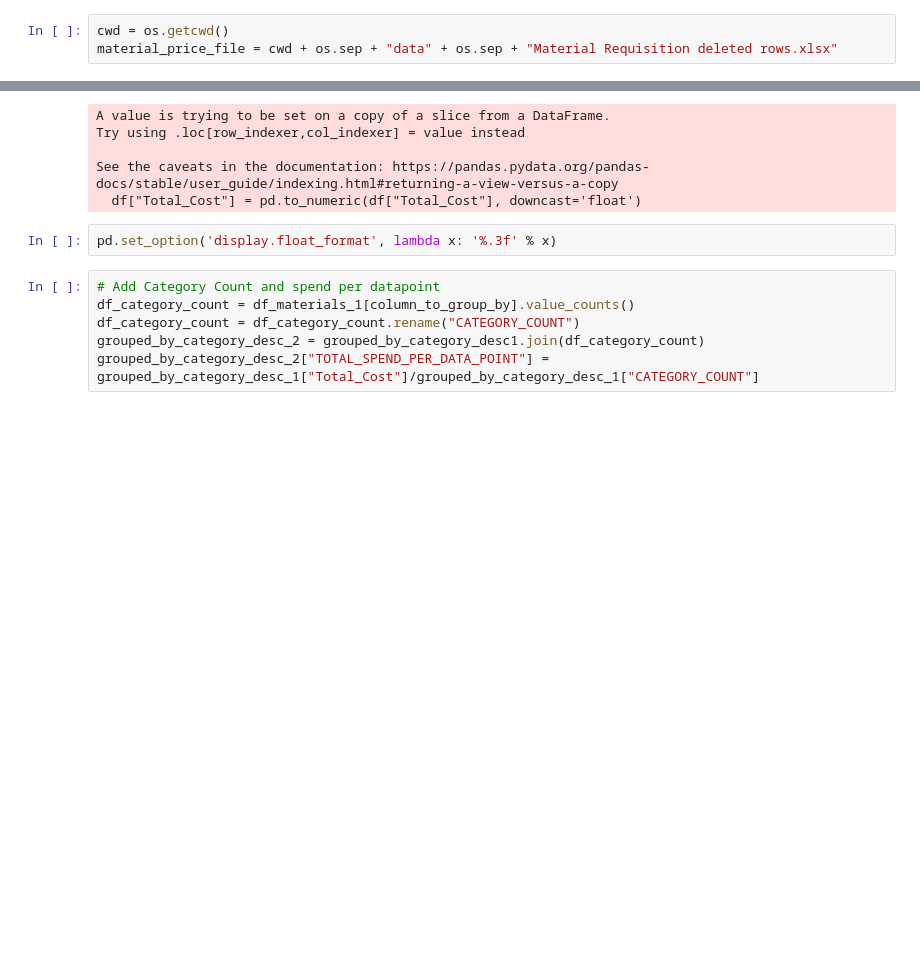
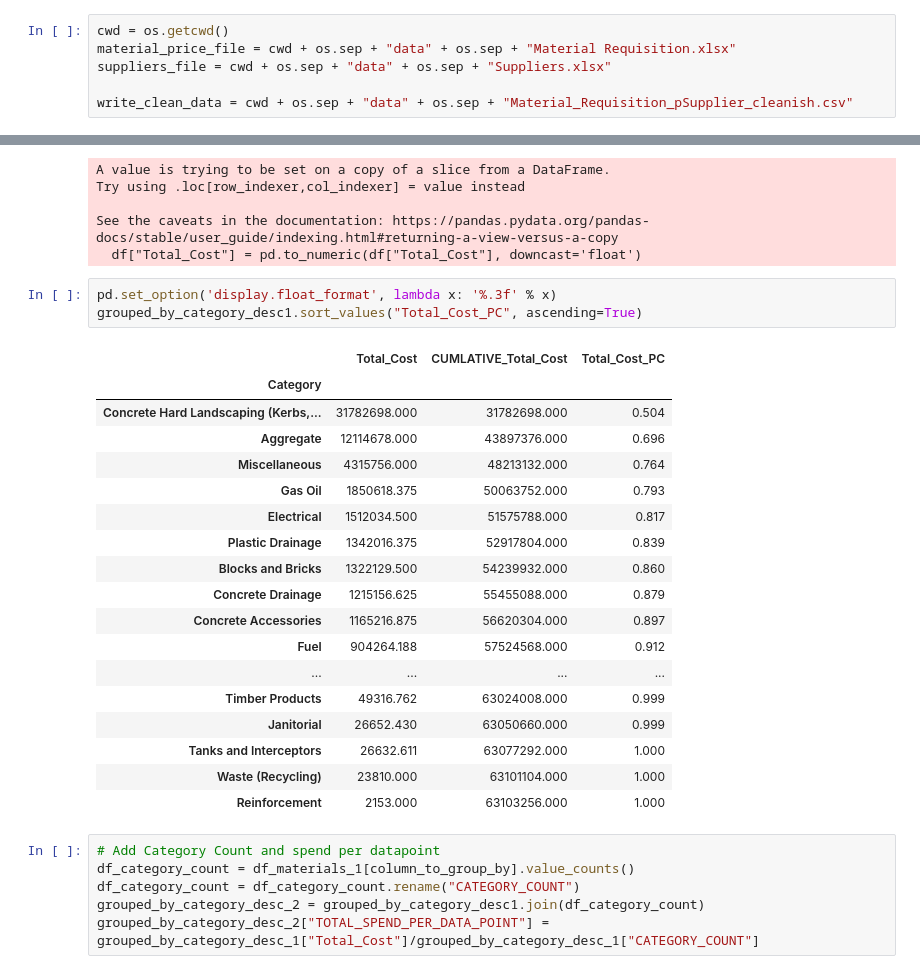
Before and after one commit to alexdy2007/Hack7CommoditiyPrediction, a Jupyter notebook: CostperCategory.ipynb, the cells around one changed output, grey strips where cells are left out. Drawn from its saved outputs; the diff is of its cells as text; blank space fills up the shorter version.

Commit message:
python cleaning

```diff
--- a/CostperCategory.ipynb
+++ b/CostperCategory.ipynb
@@ -8,7 +8,10 @@ import os
 pd.set_option('display.float_format', lambda x: '%.0f' % x)
 # %%
 cwd = os.getcwd()
-material_price_file = cwd + os.sep + "data" + os.sep + "Material Requisition deleted rows.xlsx"
+material_price_file = cwd + os.sep + "data" + os.sep + "Material Requisition.xlsx"
+suppliers_file = cwd + os.sep + "data" + os.sep + "Suppliers.xlsx"
+
+write_clean_data = cwd + os.sep + "data" + os.sep + "Material_Requisition_pSupplier_cleanish.csv"
 # %%
 # READ IN DATA
 df_materials = pd.read_excel(material_price_file)
@@ -51,6 +72,26 @@ See the caveats in the documentation: https://pandas.pydata.org/pandas-docs/stab
   df["Total_Cost"] = pd.to_numeric(df["Total_Cost"], downcast='float')
 # %%
 pd.set_option('display.float_format', lambda x: '%.3f' % x)
+grouped_by_category_desc1.sort_values("Total_Cost_PC", ascending=True)
+# %% [output]
+|  | Total_Cost | CUMLATIVE_Total_Cost | Total_Cost_PC |
+| Category |  |  |  |
+| Concrete Hard Landscaping (Kerbs,... | 31782698.000 | 31782698.000 | 0.504 |
+| Aggregate | 12114678.000 | 43897376.000 | 0.696 |
+| Miscellaneous | 4315756.000 | 48213132.000 | 0.764 |
+| Gas Oil | 1850618.375 | 50063752.000 | 0.793 |
+| Electrical | 1512034.500 | 51575788.000 | 0.817 |
+| Plastic Drainage | 1342016.375 | 52917804.000 | 0.839 |
+| Blocks and Bricks | 1322129.500 | 54239932.000 | 0.860 |
+| Concrete Drainage | 1215156.625 | 55455088.000 | 0.879 |
+| Concrete Accessories | 1165216.875 | 56620304.000 | 0.897 |
+| Fuel | 904264.188 | 57524568.000 | 0.912 |
+| ... | ... | ... | ... |
+| Timber Products | 49316.762 | 63024008.000 | 0.999 |
+| Janitorial | 26652.430 | 63050660.000 | 0.999 |
+| Tanks and Interceptors | 26632.611 | 63077292.000 | 1.000 |
+| Waste (Recycling) | 23810.000 | 63101104.000 | 1.000 |
+| Reinforcement | 2153.000 | 63103256.000 | 1.000 |
 # %%
 # Add Category Count and spend per datapoint
 df_category_count = df_materials_1[column_to_group_by].value_counts()
```
Also changed, not shown: parts of 3 cells of this notebook, 5 other files.
